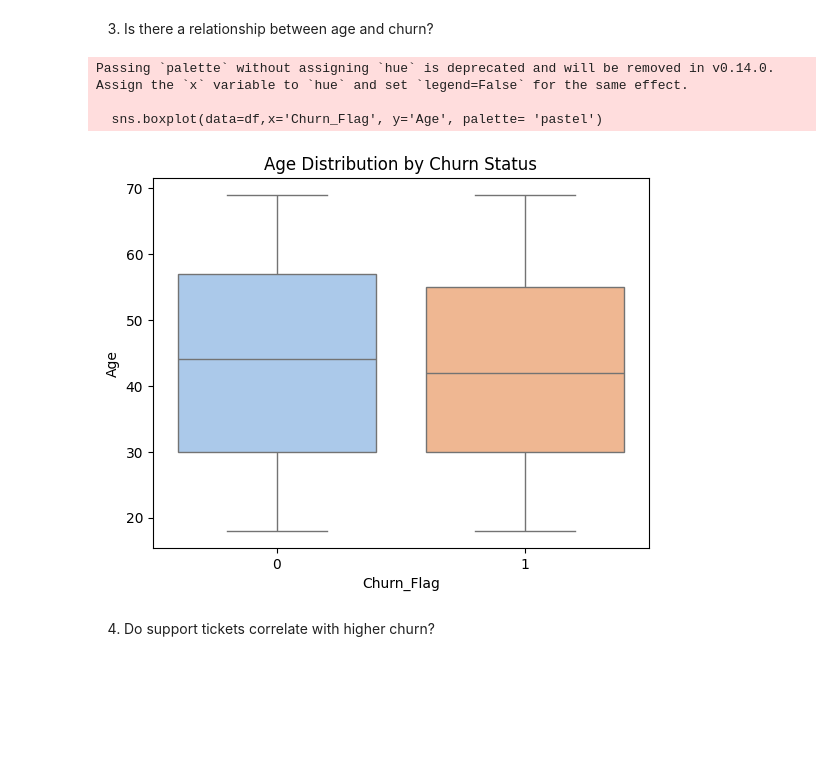
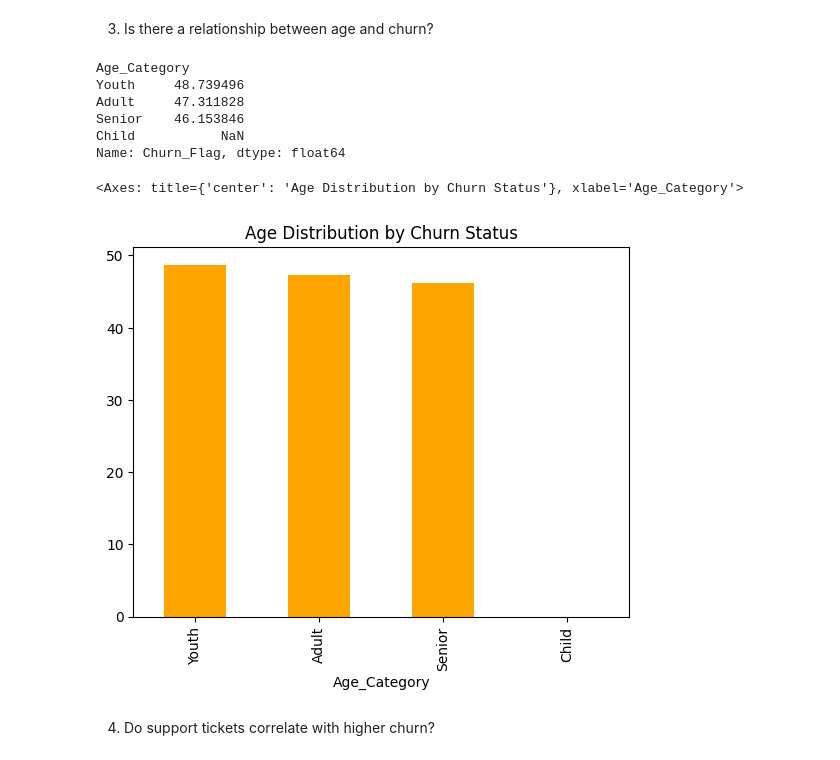
Before and after one commit to JWMuthoni/Capstone-Project, a Jupyter notebook: Capstone Project 01.ipynb, the cells around one changed output. Saved outputs shown, nothing was run; the diff lists cells and outputs as text; code cells hidden in the pictures; blank space fills up the shorter version.

```diff
--- a/Capstone Project 01.ipynb
+++ b/Capstone Project 01.ipynb
@@ -81,3 +101,9 @@ df['Last_Login_Date'] = pd.to_datetime(df['Last_Login_Date'])
+# %%
+#Get today's date and create a new column name (Analysis_Date) in the dataframe
+
+today_date = pd.Timestamp.today().normalize()
+today_date
+df['Analysis_Date'] = today_date
 # %%
 df.head()
 # %% [output]
@@ -152,15 +161,26 @@ Basic         46.521739
 Name: Churn_Flag, dtype: float64
 # %% [markdown]
 3.	Is there a relationship between age and churn?
-# %%
-sns.boxplot(data=df,x='Churn_Flag', y='Age', palette= 'pastel')
-plt.title('Age Distribution by Churn Status')
-plt.show()
-# %% [output]
-Passing `palette` without assigning `hue` is deprecated and will be removed in v0.14.0. Assign the `x` variable to `hue` and set `legend=False` for the same effect.
-
-  sns.boxplot(data=df,x='Churn_Flag', y='Age', palette= 'pastel')
-[figure, removed]
+# %%
+
+# There is a high churn rate among the youth 17-35years (48.74%), while the seniors 50-70years had the lowest churn rate (46.15%)
+
+bins = [0, 17, 35, 50, 70]
+
+labels = ['Child', 'Youth', 'Adult', 'Senior'] #To group data into discrete categories
+df['Age_Category'] = pd.cut(df['Age'], bins=bins, labels=labels, include_lowest=True) #Create a new column for age category
+churn_by_age_category = (df.groupby('Age_Category')['Churn_Flag'].mean().sort_values(ascending=False)*100) #Find the average churn rate per age category
+print(churn_by_age_category)
+churn_by_age_category.plot.bar(title= 'Age Distribution by Churn Status', color ='orange') #Plotting on bar graph
+# %% [output]
+Age_Category
+Youth     48.739496
+Adult     47.311828
+Senior    46.153846
+Child           NaN
+Name: Churn_Flag, dtype: float64
+<Axes: title={'center': 'Age Distribution by Churn Status'}, xlabel='Age_Category'>
+[figure, added]
 # %% [markdown]
 4.	Do support tickets correlate with higher churn?
 # %%
```
Also changed, not shown: parts of 16 cells of this notebook.
